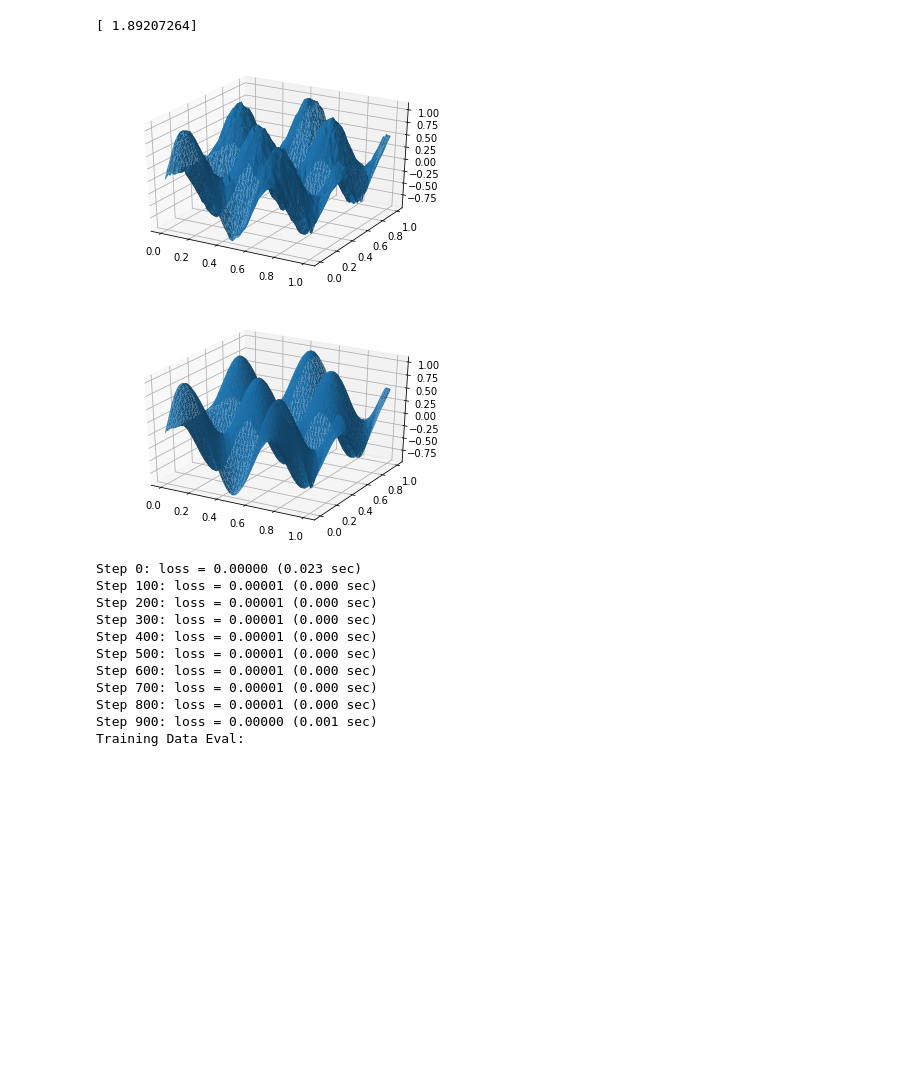
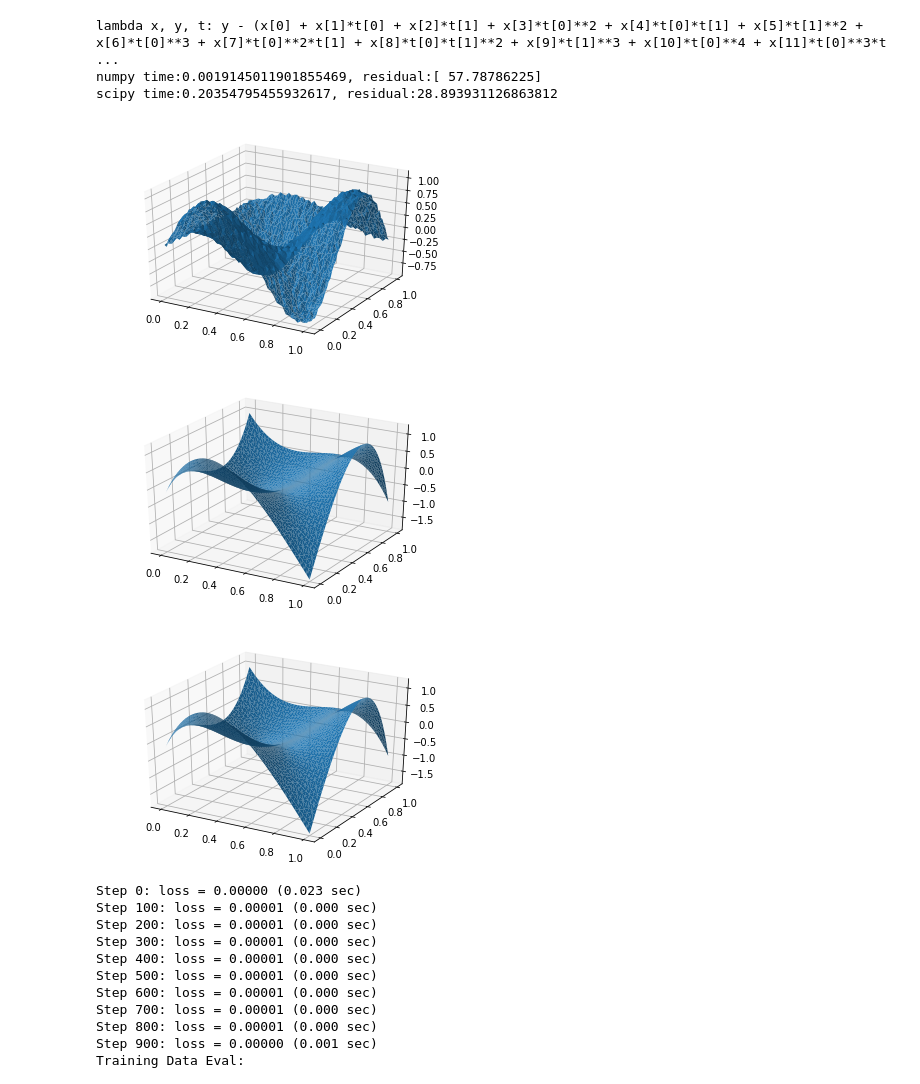
Before and after one commit to liuwenhaha/astro-physics-research, a Jupyter notebook: Coding.ipynb, the cells around one changed output. Saved outputs shown, nothing was run; the diff lists cells and outputs as text; code cells hidden in the pictures; blank space fills up the shorter version.

Commit message:
[qinacme]: Correct Poly-Scipy. Add PSF examine.

```diff
--- a/Coding.ipynb
+++ b/Coding.ipynb
@@ -5,41 +5,57 @@ import matplotlib.pyplot as plt
 from scipy.optimize import least_squares
 import psf_interpolation_utils as utils
 import tf_pixelwise_interpolation as tf_pixelwise
+from imp import reload
+from time import time
+
+reload(utils)
 
 
 
 
 fig = plt.figure()
 ax = fig.add_subplot(111, projection='3d')
 x = np.linspace(0, 1, 50)
 y = np.linspace(0, 1, 50)
 X, Y = np.meshgrid(x, y, copy=False)
 # Z = X**2 + Y**2 + np.random.rand(*X.shape)*0.01
 # Z = X**2 + Y**2
-Z = np.sin(10*X)*np.cos(10*Y) + np.random.rand(*X.shape)*0.1
+Z = np.sin(5*X)*np.cos(5*Y) + np.random.rand(*X.shape)*0.1
 
 X = X.flatten()
 Y = Y.flatten()
 Z = Z.flatten()
-order = 20
+ax.plot_trisurf(X, Y, Z)
+
+order = 4
+t0=time()
 coeff, r = utils.poly_fit(X, Y, Z, order)
+t1=time()
+coeff_sci, r_sci = utils.poly_scipy_fit(X, Y, Z, order)
+t2=time()
 pred_Z = utils.poly_val_all(X, Y, coeff, order)
+pred_sci_Z = utils.poly_val_all(X, Y, coeff_sci, order)
 
-
-ax.plot_trisurf(X, Y, Z)
 
 
 fig = plt.figure()
 ax = fig.add_subplot(111, projection='3d')
 ax.plot_trisurf(X, Y, pred_Z)
-print(r)
+print('numpy time:{}, residual:{}'.format(t1-t0, r))
 
+fig = plt.figure()
+ax = fig.add_subplot(111, projection='3d')
+ax.plot_trisurf(X, Y, pred_sci_Z)
+print('scipy time:{}, residual:{}'.format(t2-t1, r_sci))
 
 plt.show()
 # %% [output]
-[ 1.89207264]
+lambda x, y, t: y - (x[0] + x[1]*t[0] + x[2]*t[1] + x[3]*t[0]**2 + x[4]*t[0]*t[1] + x[5]*t[1]**2 + x[6]*t[0]**3 + x[7]*t[0]**2*t[1] + x[8]*t[0]*t[1]**2 + x[9]*t[1]**3 + x[10]*t[0]**4 + x[11]*t[0]**3*t ...
+numpy time:0.0019145011901855469, residual:[ 57.78786225]
+scipy time:0.20354795455932617, residual:28.893931126863812
-[figure, old version]
+[figure, new version]
-[figure, old version]
+[figure, new version]
+[figure, added]
 # %%
 import numpy as np
 from mpl_toolkits.mplot3d import Axes3D
```
Also changed, not shown: parts of 1 cell of this notebook, 5 other files.
